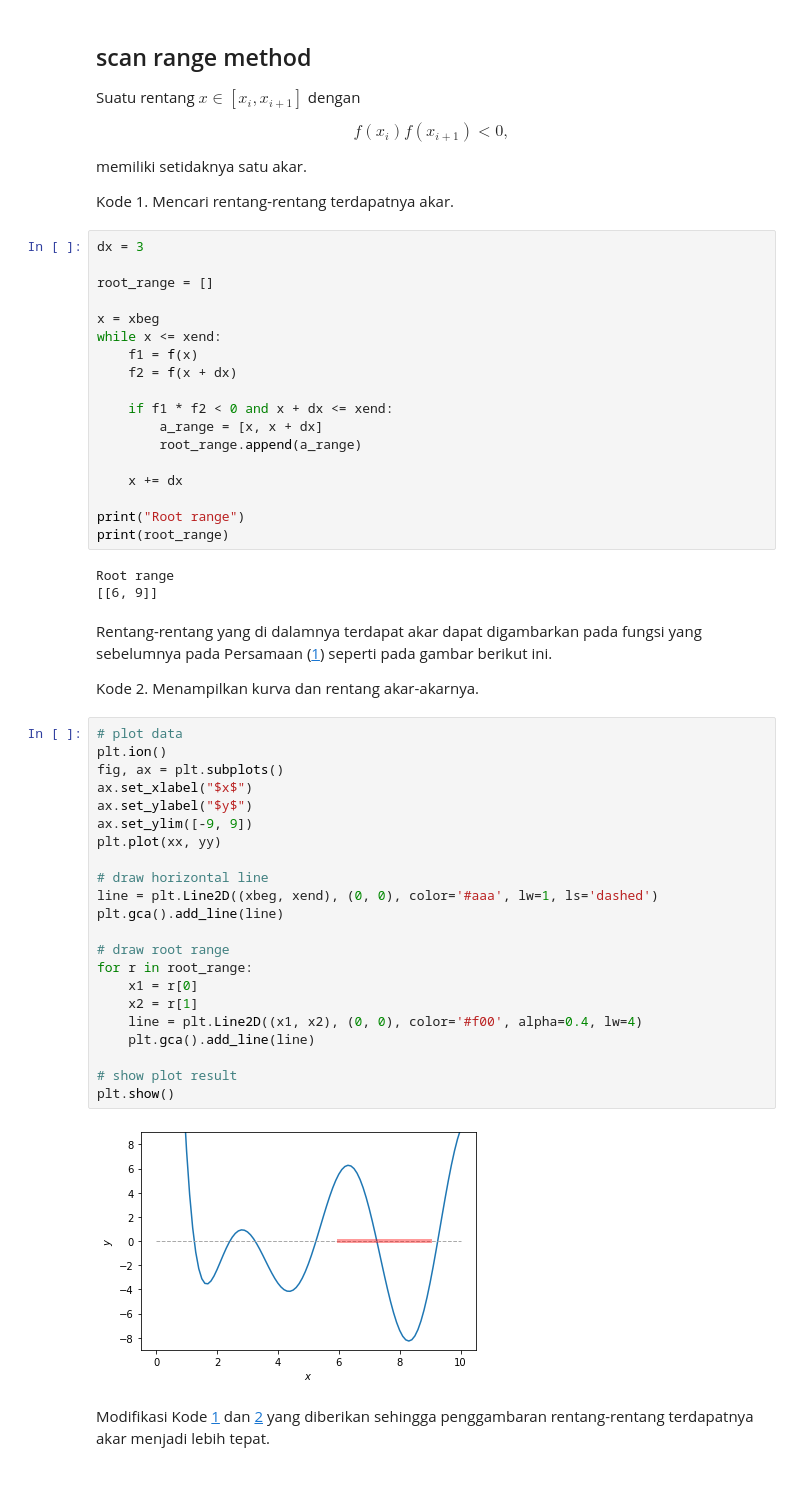
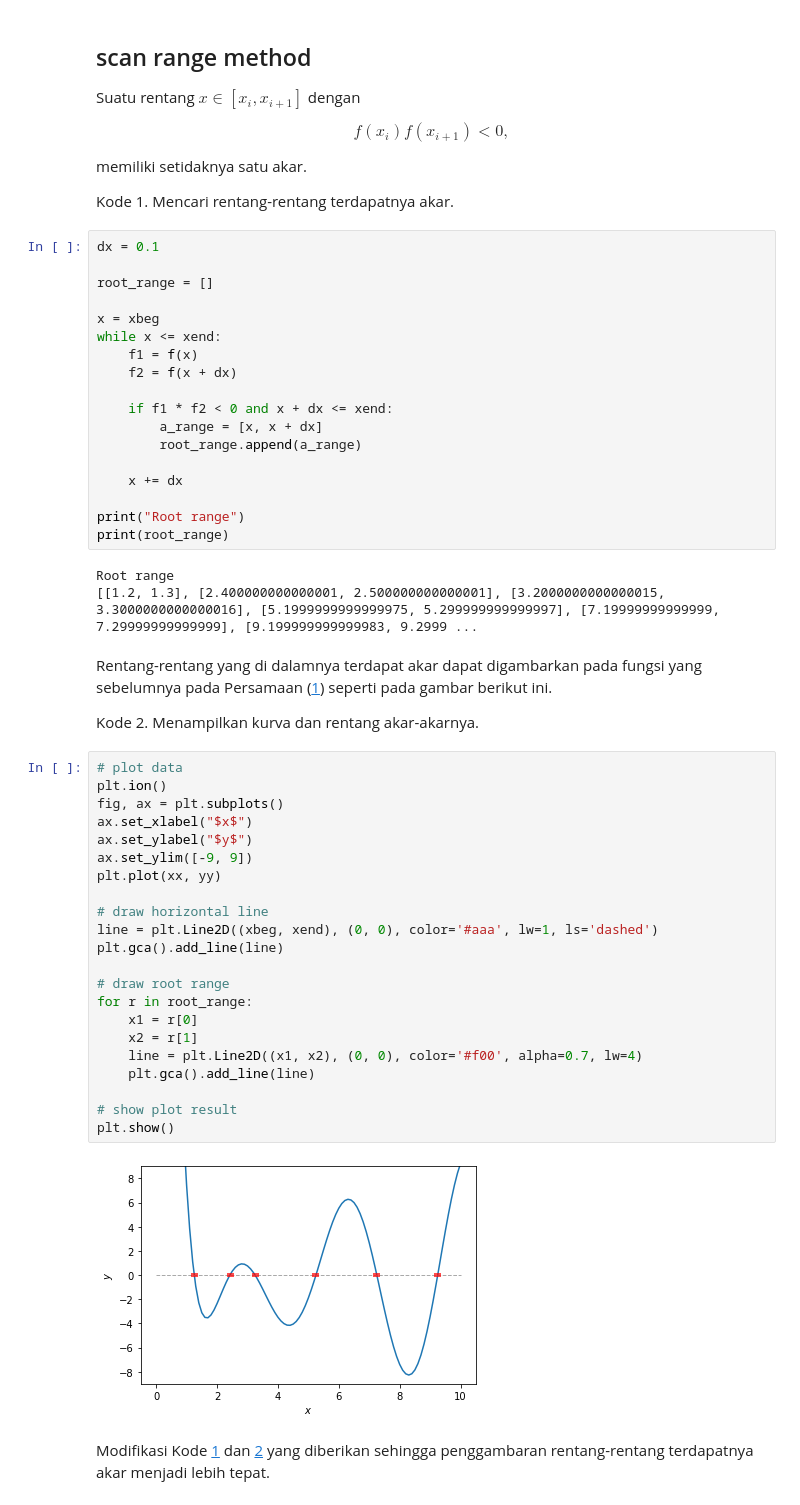
Before and after one commit to dudung/2021-2-fi3201-01-u2, a Jupyter notebook: ans/10219084/root_finding_scan_range_method.ipynb, the cells around one changed output. Drawn from its saved outputs; the diff is of its cells as text.

```diff
--- a/ans/10219084/root_finding_scan_range_method.ipynb
+++ b/ans/10219084/root_finding_scan_range_method.ipynb
@@ -88,7 +88,7 @@ memiliki setidaknya satu akar.
 
 Kode <a name='cod1'>1</a>. Mencari rentang-rentang terdapatnya akar.
 # %%
-dx = 3
+dx = 0.1
 
 root_range = []
 
@@ -107,7 +107,7 @@ print("Root range")
 print(root_range)
 # %% [output]
 Root range
-[[6, 9]]
+[[1.2, 1.3], [2.400000000000001, 2.500000000000001], [3.2000000000000015, 3.3000000000000016], [5.1999999999999975, 5.299999999999997], [7.19999999999999, 7.29999999999999], [9.199999999999983, 9.2999 ...
 # %% [markdown]
 Rentang-rentang yang di dalamnya terdapat akar dapat digambarkan pada fungsi yang sebelumnya pada Persamaan ([1](#eqn1)) seperti pada gambar berikut ini.
 
@@ -115,26 +115,26 @@ Kode <a name='cod2'>2</a>. Menampilkan kurva dan rentang akar-akarnya.
 # %%
 # plot data
 plt.ion()
 fig, ax = plt.subplots()
 ax.set_xlabel("$x$")
 ax.set_ylabel("$y$")
 ax.set_ylim([-9, 9])
 plt.plot(xx, yy)
 
 # draw horizontal line
 line = plt.Line2D((xbeg, xend), (0, 0), color='#aaa', lw=1, ls='dashed')
 plt.gca().add_line(line)
 
 # draw root range
 for r in root_range:
     x1 = r[0]
     x2 = r[1]
-    line = plt.Line2D((x1, x2), (0, 0), color='#f00', alpha=0.4, lw=4)
+    line = plt.Line2D((x1, x2), (0, 0), color='#f00', alpha=0.7, lw=4)
     plt.gca().add_line(line)
 
 # show plot result
 plt.show()
 # %% [output]
-[figure, old version]
+[figure, new version]
 # %% [markdown]
 Modifikasi Kode [1](#cod1) dan [2](#cod2) yang diberikan sehingga penggambaran rentang-rentang terdapatnya akar menjadi lebih tepat.
```
Also changed, not shown: parts of 1 cell of this notebook, 1 other file.
